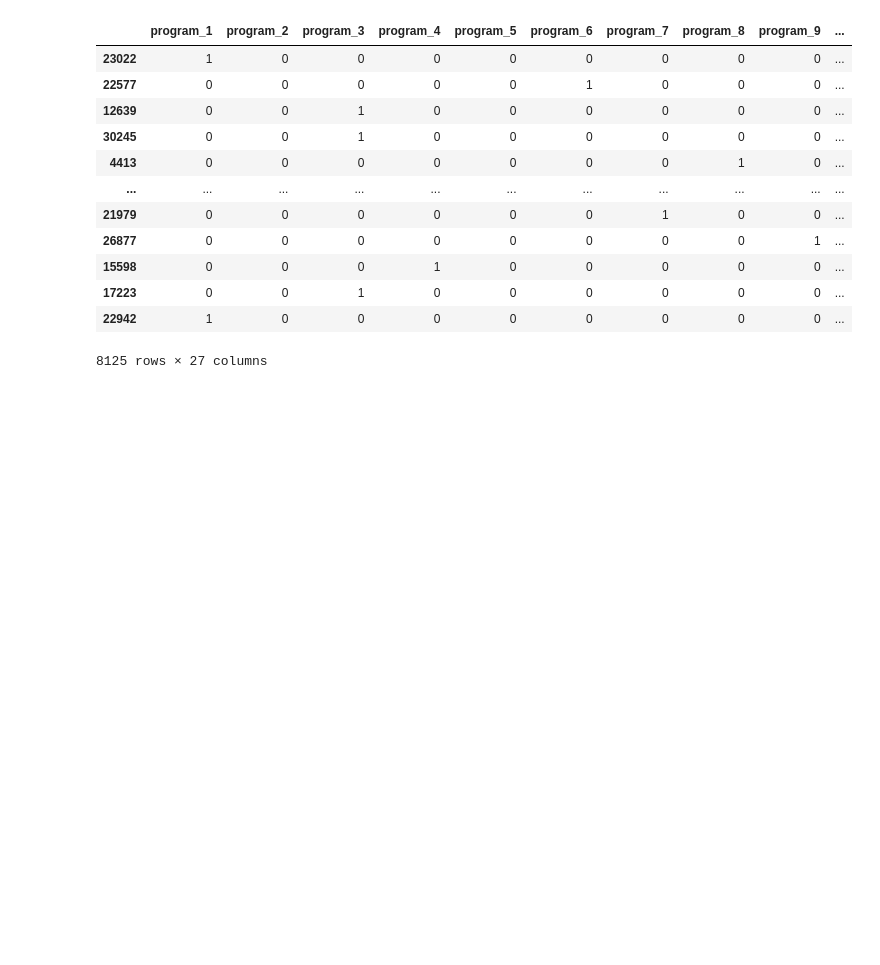
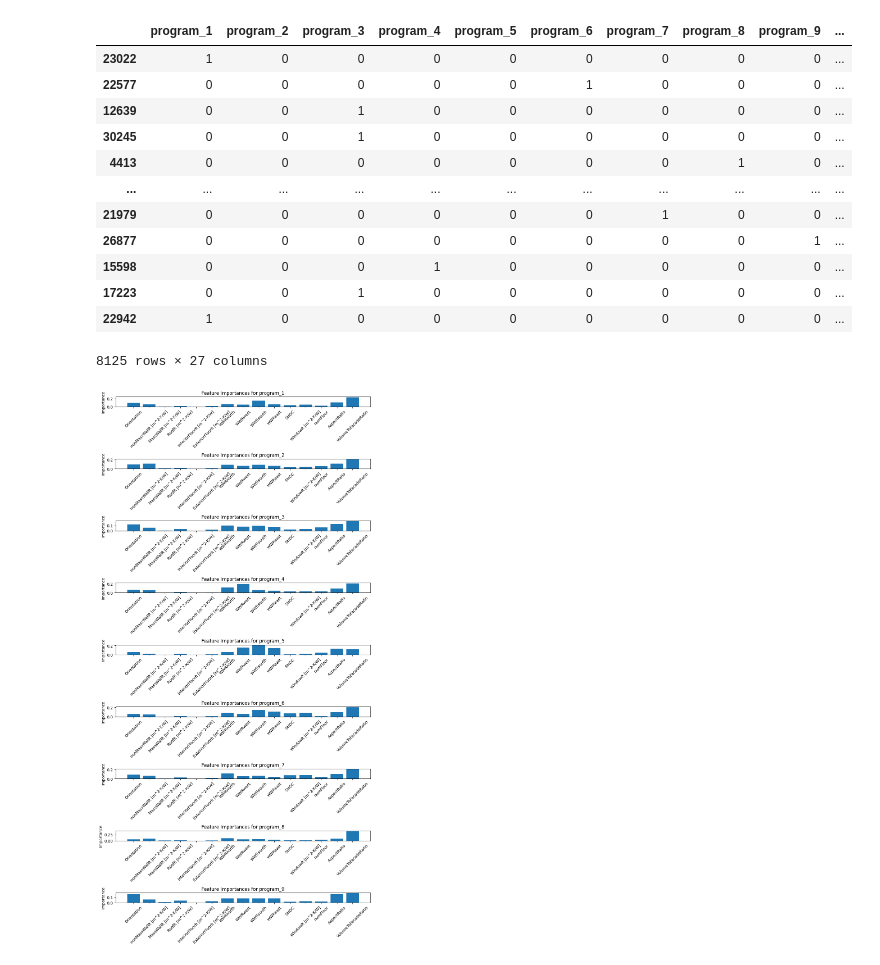
Before and after one commit to snwnkang/CS109A_Final, a Jupyter notebook: Final_Project_CS109.ipynb, the cells around one changed output. Cells and saved outputs as stored; diff of their text form; code cells hidden in the pictures; blank space fills up the shorter version.

```diff
--- a/Final_Project_CS109.ipynb
+++ b/Final_Project_CS109.ipynb
@@ -285,3 +286,41 @@ X_test_std
 | 17223 | 0 | 0 | 1 | 0 | 0 | 0 | 0 | 0 | 0 | ... |
 | 22942 | 1 | 0 | 0 | 0 | 0 | 0 | 0 | 0 | 0 | ... |
 8125 rows × 27 columns
+# %%
+from sklearn.ensemble import RandomForestRegressor
+import matplotlib.pyplot as plt
+import numpy as np
+
+program_columns = [col for col in df_sel.columns if col.startswith('program_')]
+
+program_feature_importances = {}
+
+continuous_features = [feature for feature in continuous_features if feature not in program_columns]
+
+for program in program_columns:
+    program_data = df_sel[df_sel[program] == 1]
+
+    X_program = program_data[continuous_features]
+    y_program = program_data['OE']
+
+    X_program_std = StdScaler.fit_transform(X_program)
+
+    model = RandomForestRegressor(random_state=42)
+    model.fit(X_program_std, y_program)
+
+    importances = model.feature_importances_
+    program_feature_importances[program] = importances
+
+#See Feature importance...plot
+fig, axes = plt.subplots(nrows=len(program_feature_importances), ncols=1, figsize=(10, 20))
+
+for i, program in enumerate(program_columns):
+    axes[i].bar(continuous_features, program_feature_importances[program])
+    axes[i].set_title(f'Feature Importances for {program}')
+    axes[i].set_ylabel('Importance')
+    axes[i].set_xticklabels(continuous_features, rotation=45)
+
+plt.tight_layout()
+plt.show()
+# %% [output]
+[figure, added]
```
Also changed, not shown: parts of 1 cell of this notebook.
